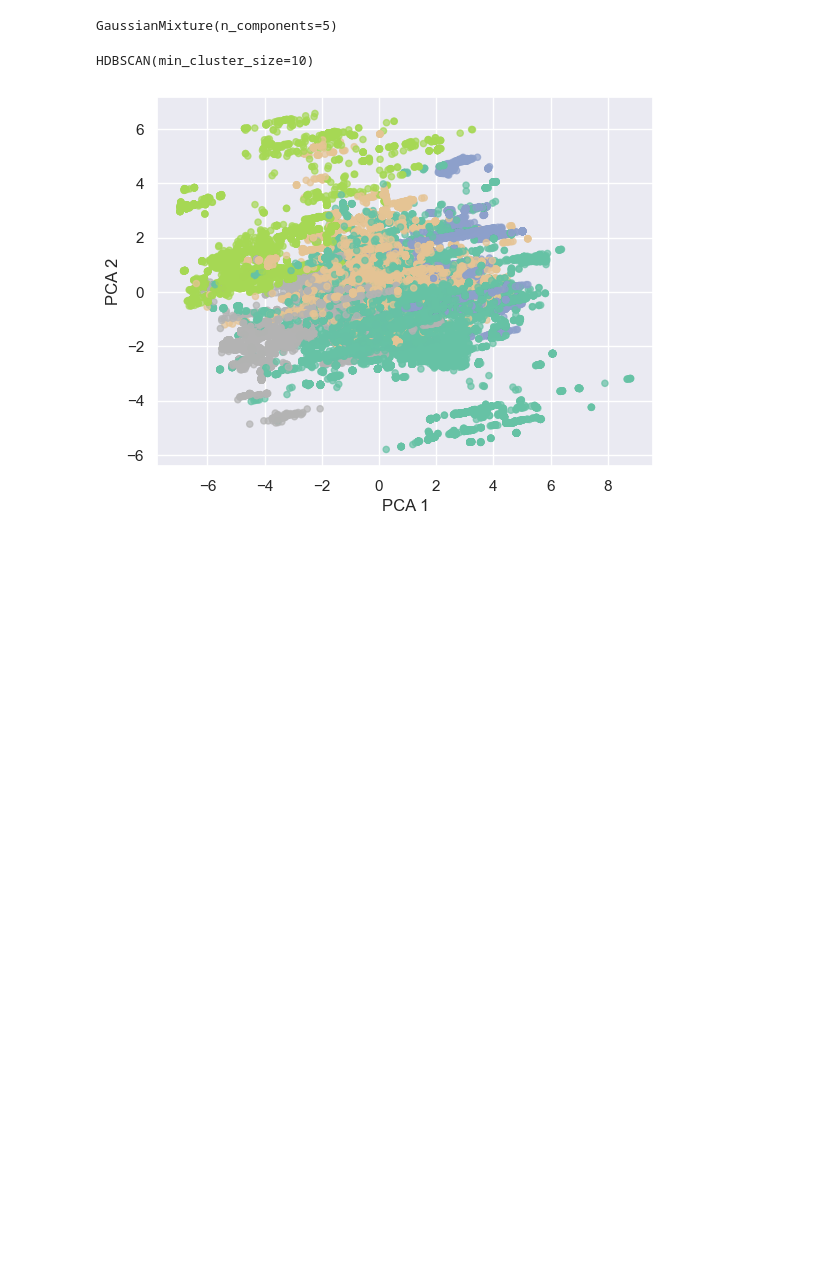
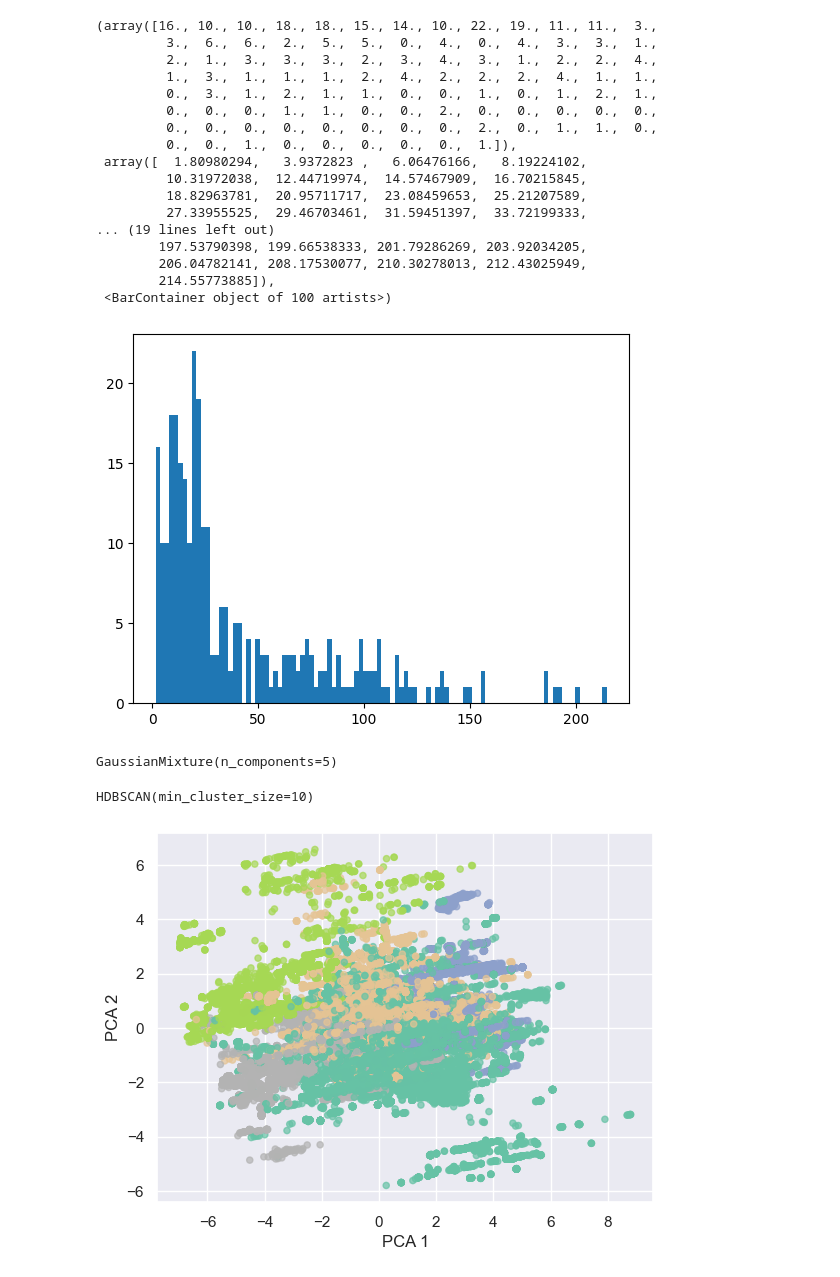
Before and after one commit to pabloubilla/tree_clustering, a Jupyter notebook: code/clustering.ipynb, the cells around one changed output. Drawn from its saved outputs; the diff is of its cells as text; code cells hidden in the pictures; blank space fills up the shorter version.

Commit message:
further plots and complete data

```diff
--- a/code/clustering.ipynb
+++ b/code/clustering.ipynb
@@ -3,8 +3,20 @@ import pandas as pd
 import numpy as np
 # %%
 # read C:\Users\pablo\OneDrive\Desktop\tree_traits\data\Maynard_et_al_Tree_species_trait_table_with_monos.csvdf = pd.read_csv('C:\\Users\\pablo\\OneDrive\\Desktop\\tree_traits\\data\\Maynard_et_al_Tree_species_trait_table_with_monos.csv')
-df = pd.read_csv('C:\\Users\\pablo\\OneDrive\\Desktop\\tree_traits\\data\\Maynard_et_al_Tree_species_trait_table_with_monos.csv')
+df = pd.read_csv('C:\\Users\\pablo\\OneDrive\\Desktop\\tree_clustering\\data\\traits_obs_log_imputed.csv',
+                 index_col=0)
 # %%
 # pivot
-df = df.pivot(index='accepted_bin', columns='TraitID', values='value')
+# df = df.pivot(index='accepted_bin', columns='TraitID', values='value')
 # reset column index
+# %%
+# fit Variatonal Gaussian Mixture
+from sklearn.mixture import BayesianGaussianMixture
+
+# fit model
+model = BayesianGaussianMixture(n_components=300, covariance_type='full',
+                                max_iter=1000, n_init=1, random_state=0)
+model.fit(df)
+
+# see how many clusters
+print(model.n_components)
@@ -11,3 +32,26 @@ df = df.pivot(index='accepted_bin', columns='TraitID', values='value')
+# %%
+# plot weights histogram
+import matplotlib.pyplot as plt
+plt.hist(model.weights_*len(df), bins=100)
+# %% [output]
+(array([16., 10., 10., 18., 18., 15., 14., 10., 22., 19., 11., 11.,  3.,
+         3.,  6.,  6.,  2.,  5.,  5.,  0.,  4.,  0.,  4.,  3.,  3.,  1.,
+         2.,  1.,  3.,  3.,  3.,  2.,  3.,  4.,  3.,  1.,  2.,  2.,  4.,
+         1.,  3.,  1.,  1.,  1.,  2.,  4.,  2.,  2.,  2.,  4.,  1.,  1.,
+         0.,  3.,  1.,  2.,  1.,  1.,  0.,  0.,  1.,  0.,  1.,  2.,  1.,
+         0.,  0.,  0.,  1.,  1.,  0.,  0.,  2.,  0.,  0.,  0.,  0.,  0.,
+         0.,  0.,  0.,  0.,  0.,  0.,  0.,  0.,  2.,  0.,  1.,  1.,  0.,
+         0.,  0.,  1.,  0.,  0.,  0.,  0.,  0.,  1.]),
+ array([  1.80980294,   3.9372823 ,   6.06476166,   8.19224102,
+         10.31972038,  12.44719974,  14.57467909,  16.70215845,
+         18.82963781,  20.95711717,  23.08459653,  25.21207589,
+         27.33955525,  29.46703461,  31.59451397,  33.72199333,
+... (19 lines left out)
+        197.53790398, 199.66538333, 201.79286269, 203.92034205,
+        206.04782141, 208.17530077, 210.30278013, 212.43025949,
+        214.55773885]),
+ <BarContainer object of 100 artists>)
+[figure, added]
 # %%
 # fit a Gaussian Mixture Model
 from sklearn.mixture import GaussianMixture
```
Also changed, not shown: parts of 3 cells of this notebook, 3 other files.
